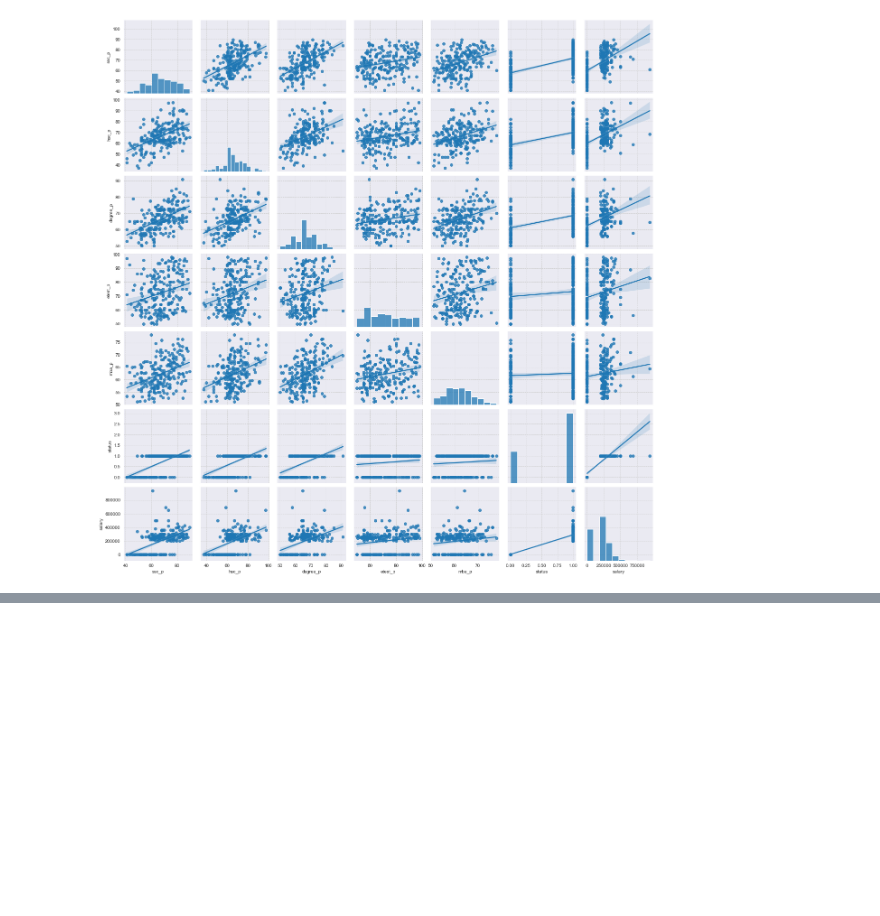
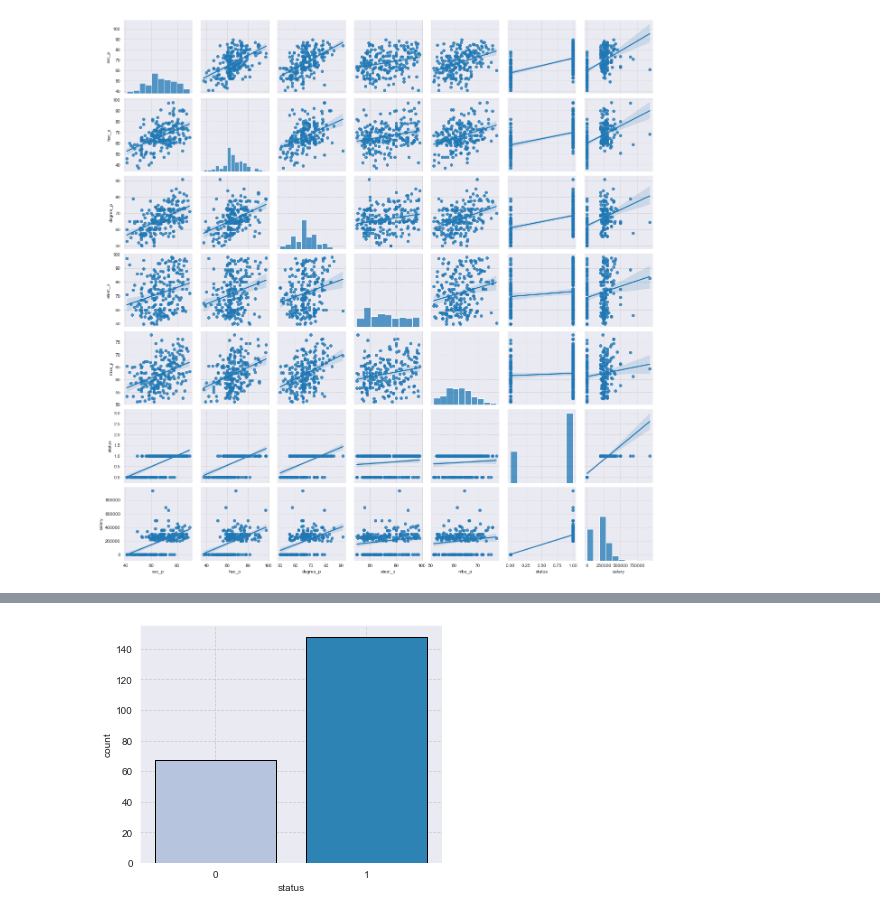
Before and after one commit to Andy666Fox/TINY_DS_PROJECTS, a Jupyter notebook: Placement_prediction/main_res.ipynb, the cells around one changed output, grey strips where cells are left out. Drawn from its saved outputs; the diff is of its cells as text; code cells hidden in the pictures; blank space fills up the shorter version.

```diff
--- a/Placement_prediction/main_res.ipynb
+++ b/Placement_prediction/main_res.ipynb
@@ -52,0 +59,8 @@ plt.show()
+# %%
+plt.figure(figsize=(5,4))
+sns.countplot(df['status'], palette='PuBu', saturation=0.9, edgecolor='black')
+plt.tight_layout()
+plt.grid(True)
+plt.show()
+# %% [output]
+[figure, added]
```
Also changed, not shown: parts of 1 cell of this notebook.
